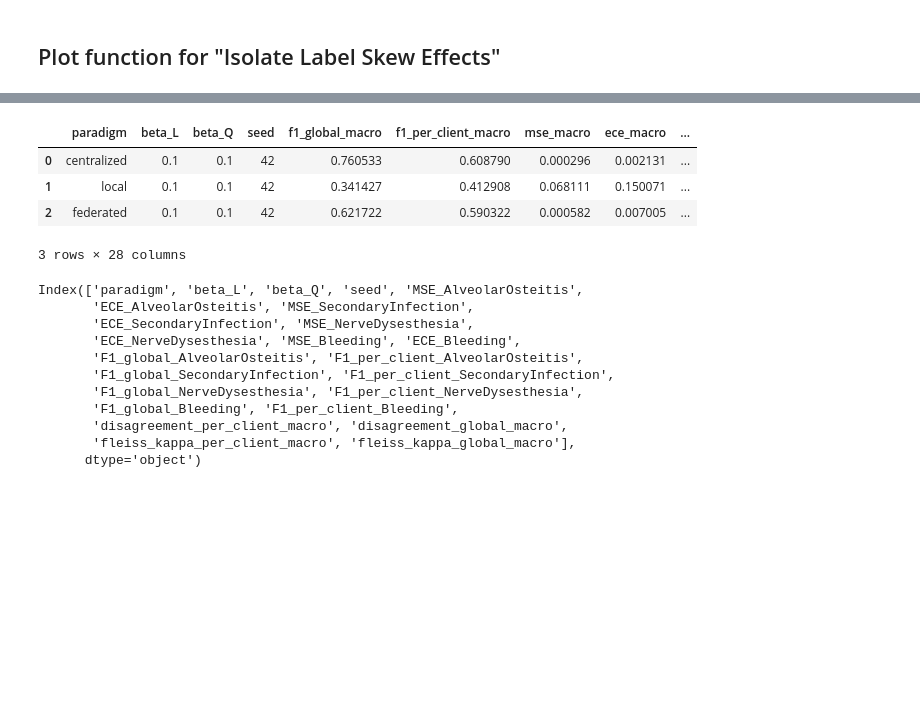
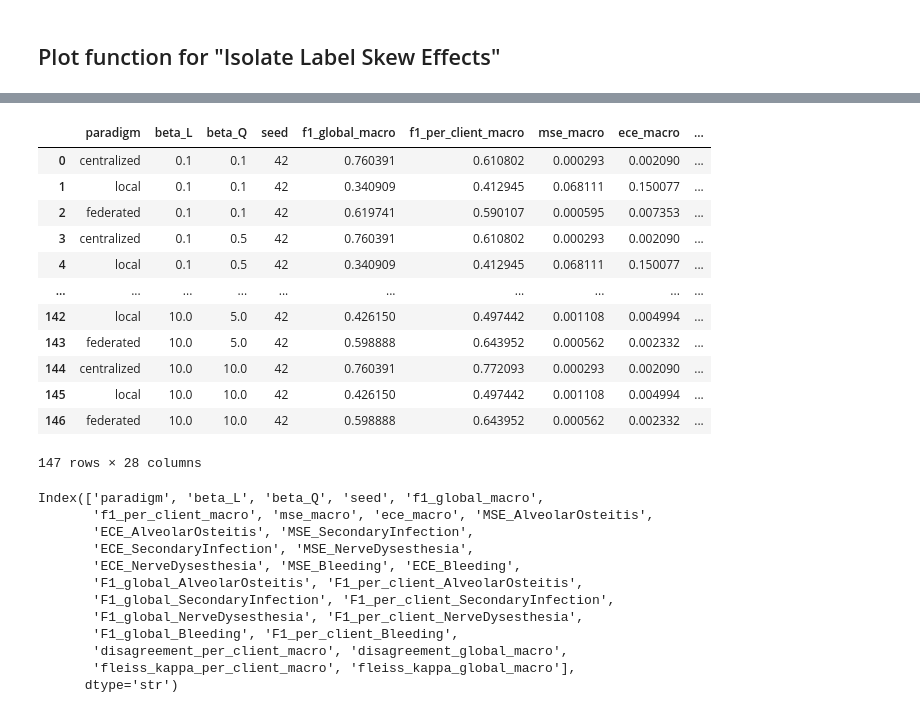
Before and after one commit to OskarJohnsen/Federated-dental-risk-vol2, a Jupyter notebook: src/fdrp/analysis/plot_docu.ipynb, the cells around one changed output, grey strips where cells are left out. Cells and saved outputs as stored; diff of their text form; code cells hidden in the pictures; blank space fills up the shorter version.

```diff
--- a/src/fdrp/analysis/plot_docu.ipynb
+++ b/src/fdrp/analysis/plot_docu.ipynb
@@ -130,17 +132,26 @@ plot_label_skew_metric(csv_path, metric="f1_per_client_macro", beta_q=10.0)
 # %%
-df = pd.read_csv(r"C:\Users\oskar\OneDrive\Desktop\4 Semester\Dataproject\Federated-dental-risk-vol2\federated-dental-risk-prediction\src\fdrp\analysis\Results\sweep_beta_summary.csv")
+df = pd.read_csv(r"C:\Users\Oskar\Desktop\Dataproject\federated-dental-risk-vol2\src\fdrp\analysis\Results\sweep_beta_summary_1.csv")
 
-df.head()
+df
 # %% [output]
 |  | paradigm | beta_L | beta_Q | seed | f1_global_macro | f1_per_client_macro | mse_macro | ece_macro | ... |
-| 0 | centralized | 0.1 | 0.1 | 42 | 0.760533 | 0.608790 | 0.000296 | 0.002131 | ... |
-| 1 | local | 0.1 | 0.1 | 42 | 0.341427 | 0.412908 | 0.068111 | 0.150071 | ... |
-| 2 | federated | 0.1 | 0.1 | 42 | 0.621722 | 0.590322 | 0.000582 | 0.007005 | ... |
+| 0 | centralized | 0.1 | 0.1 | 42 | 0.760391 | 0.610802 | 0.000293 | 0.002090 | ... |
+| 1 | local | 0.1 | 0.1 | 42 | 0.340909 | 0.412945 | 0.068111 | 0.150077 | ... |
+| 2 | federated | 0.1 | 0.1 | 42 | 0.619741 | 0.590107 | 0.000595 | 0.007353 | ... |
+| 3 | centralized | 0.1 | 0.5 | 42 | 0.760391 | 0.610802 | 0.000293 | 0.002090 | ... |
+| 4 | local | 0.1 | 0.5 | 42 | 0.340909 | 0.412945 | 0.068111 | 0.150077 | ... |
+| ... | ... | ... | ... | ... | ... | ... | ... | ... | ... |
+| 142 | local | 10.0 | 5.0 | 42 | 0.426150 | 0.497442 | 0.001108 | 0.004994 | ... |
+| 143 | federated | 10.0 | 5.0 | 42 | 0.598888 | 0.643952 | 0.000562 | 0.002332 | ... |
+| 144 | centralized | 10.0 | 10.0 | 42 | 0.760391 | 0.772093 | 0.000293 | 0.002090 | ... |
+| 145 | local | 10.0 | 10.0 | 42 | 0.426150 | 0.497442 | 0.001108 | 0.004994 | ... |
+| 146 | federated | 10.0 | 10.0 | 42 | 0.598888 | 0.643952 | 0.000562 | 0.002332 | ... |
-3 rows × 28 columns
+147 rows × 28 columns
 # %%
 df.columns
 # %% [output]
-Index(['paradigm', 'beta_L', 'beta_Q', 'seed', 'MSE_AlveolarOsteitis',
+Index(['paradigm', 'beta_L', 'beta_Q', 'seed', 'f1_global_macro',
+       'f1_per_client_macro', 'mse_macro', 'ece_macro', 'MSE_AlveolarOsteitis',
        'ECE_AlveolarOsteitis', 'MSE_SecondaryInfection',
        'ECE_SecondaryInfection', 'MSE_NerveDysesthesia',
        'ECE_NerveDysesthesia', 'MSE_Bleeding', 'ECE_Bleeding',
@@ -150,4 +161,4 @@ Index(['paradigm', 'beta_L', 'beta_Q', 'seed', 'MSE_AlveolarOsteitis',
        'F1_global_Bleeding', 'F1_per_client_Bleeding',
        'disagreement_per_client_macro', 'disagreement_global_macro',
        'fleiss_kappa_per_client_macro', 'fleiss_kappa_global_macro'],
-      dtype='object')
+      dtype='str')
```
Also changed, not shown: parts of 1 cell of this notebook, 5 other files.
